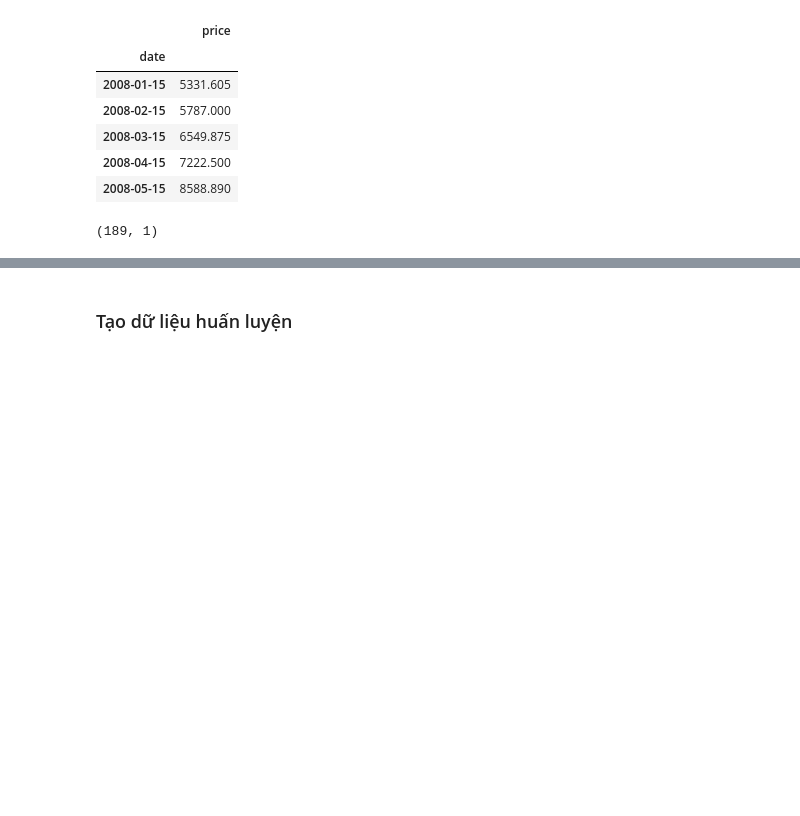
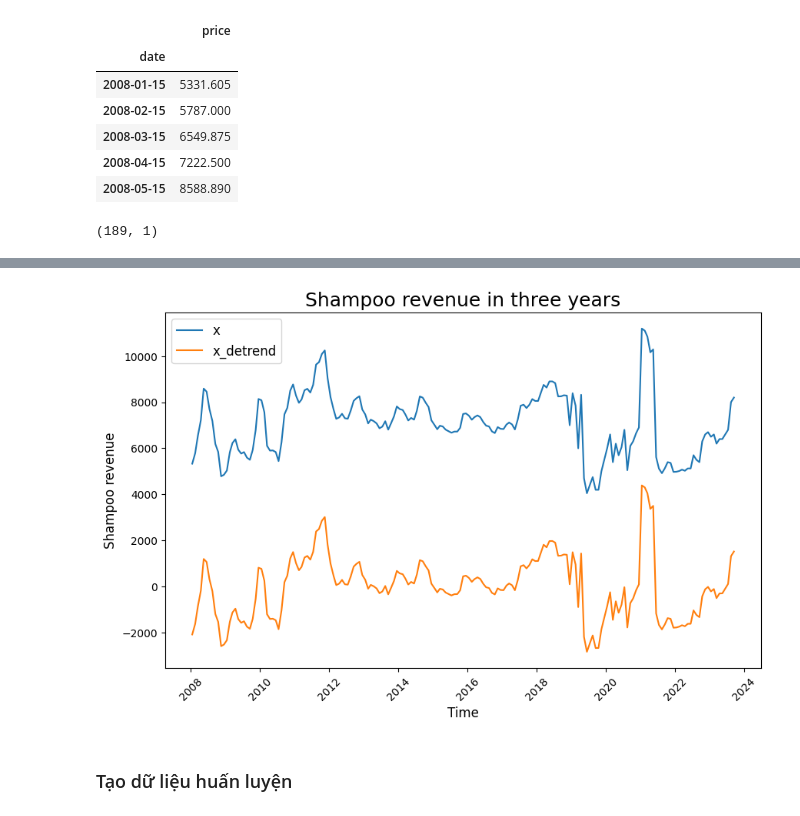
Before and after one commit to thuongh2/CommodityPredict, a Jupyter notebook: GRU.ipynb, the cells around one changed output, grey strips where cells are left out. Saved outputs shown, nothing was run; the diff lists cells and outputs as text; code cells hidden in the pictures; blank space fills up the shorter version.

```diff
--- a/GRU.ipynb
+++ b/GRU.ipynb
@@ -105,3 +148,21 @@ df.shape
+# %%
+import numpy as np
+from scipy import signal
+
+x_detrend = signal.detrend(df["price"])
+df_detrend = pd.DataFrame({"Sales_Detrend": x_detrend}, index=df.index)
+
+plt.figure(figsize=(10, 6))
+plt.plot(df["price"], label="x")
+plt.plot(df_detrend, label="x_detrend")
+plt.xticks(rotation=45)
+plt.xlabel("Time", fontsize=12)
+plt.ylabel("Shampoo revenue", fontsize=12)
+plt.legend(fontsize=12)
+plt.title("Shampoo revenue in three years", fontsize=18)
+plt.show()
+# %% [output]
+[figure, added]
 # %% [markdown]
 ### Tạo dữ liệu huấn luyện
 # %%
```
Also changed, not shown: parts of 42 cells of this notebook, 2 other files.
